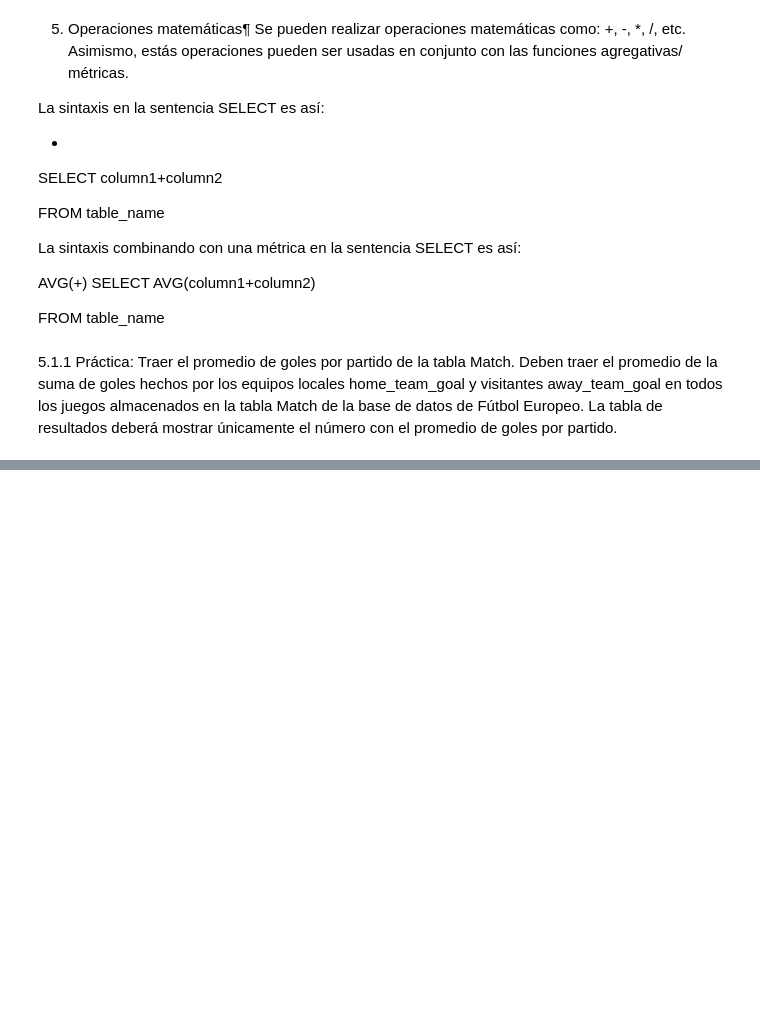
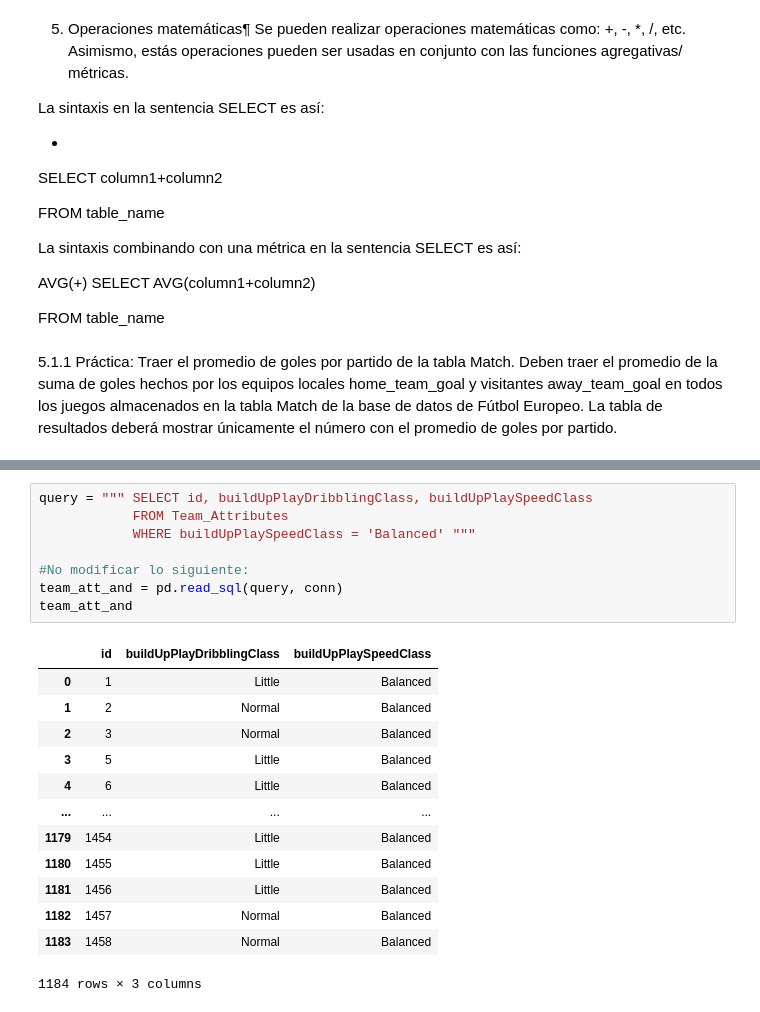
Before and after one commit to hospinabgit/Colab_Tech, a Jupyter notebook: Taller_SQL.ipynb, the cells around one changed output, grey strips where cells are left out. Drawn from its saved outputs; the diff is of its cells as text; blank space fills up the shorter version.

```diff
--- a/Taller_SQL.ipynb
+++ b/Taller_SQL.ipynb
@@ -415,0 +584,22 @@ Deben traer el promedio de la suma de goles hechos por los equipos locales home_
+# %%
+query = """ SELECT id, buildUpPlayDribblingClass, buildUpPlaySpeedClass
+            FROM Team_Attributes
+            WHERE buildUpPlaySpeedClass = 'Balanced' """
+
+#No modificar lo siguiente:
+team_att_and = pd.read_sql(query, conn)
+team_att_and
+# %% [output]
+|  | id | buildUpPlayDribblingClass | buildUpPlaySpeedClass |
+| 0 | 1 | Little | Balanced |
+| 1 | 2 | Normal | Balanced |
+| 2 | 3 | Normal | Balanced |
+| 3 | 5 | Little | Balanced |
+| 4 | 6 | Little | Balanced |
+| ... | ... | ... | ... |
+| 1179 | 1454 | Little | Balanced |
+| 1180 | 1455 | Little | Balanced |
+| 1181 | 1456 | Little | Balanced |
+| 1182 | 1457 | Normal | Balanced |
+| 1183 | 1458 | Normal | Balanced |
+1184 rows × 3 columns
```
Also changed, not shown: parts of 15 cells of this notebook.
